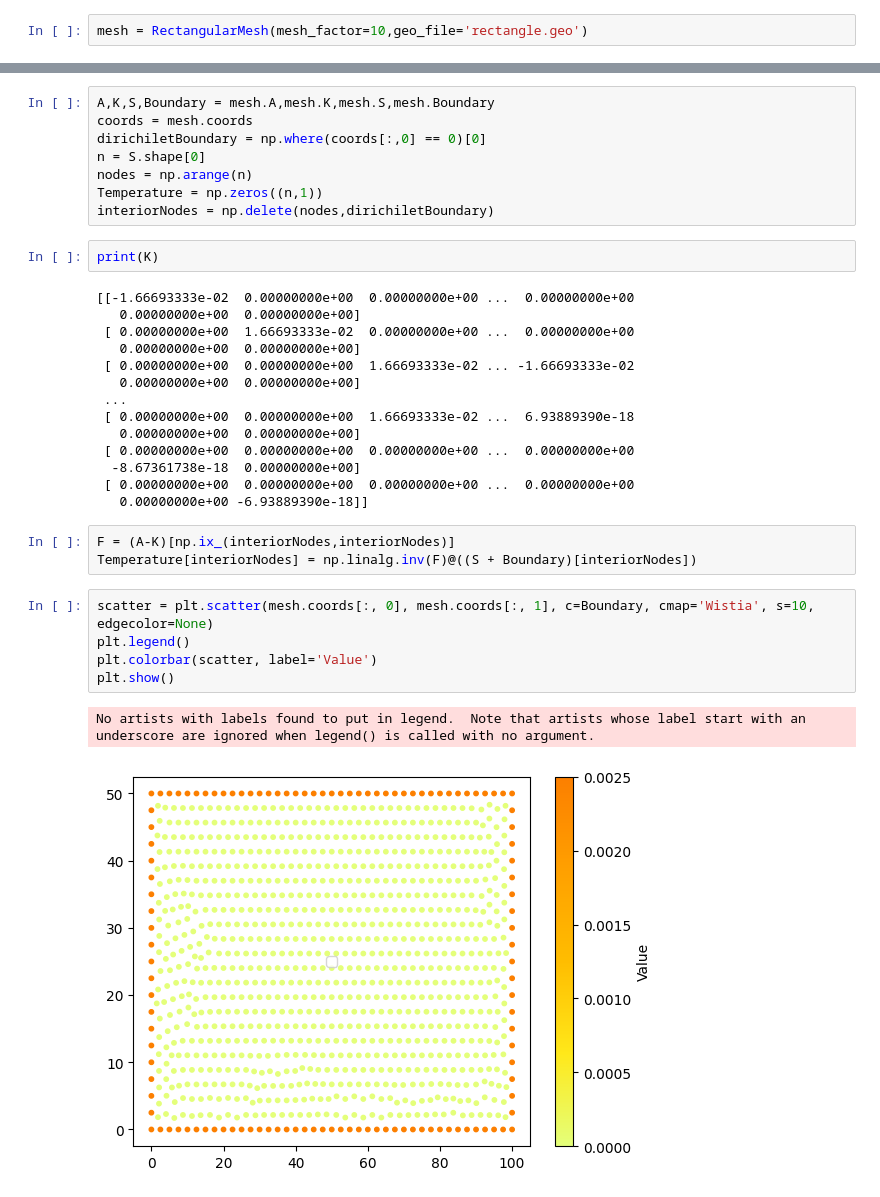
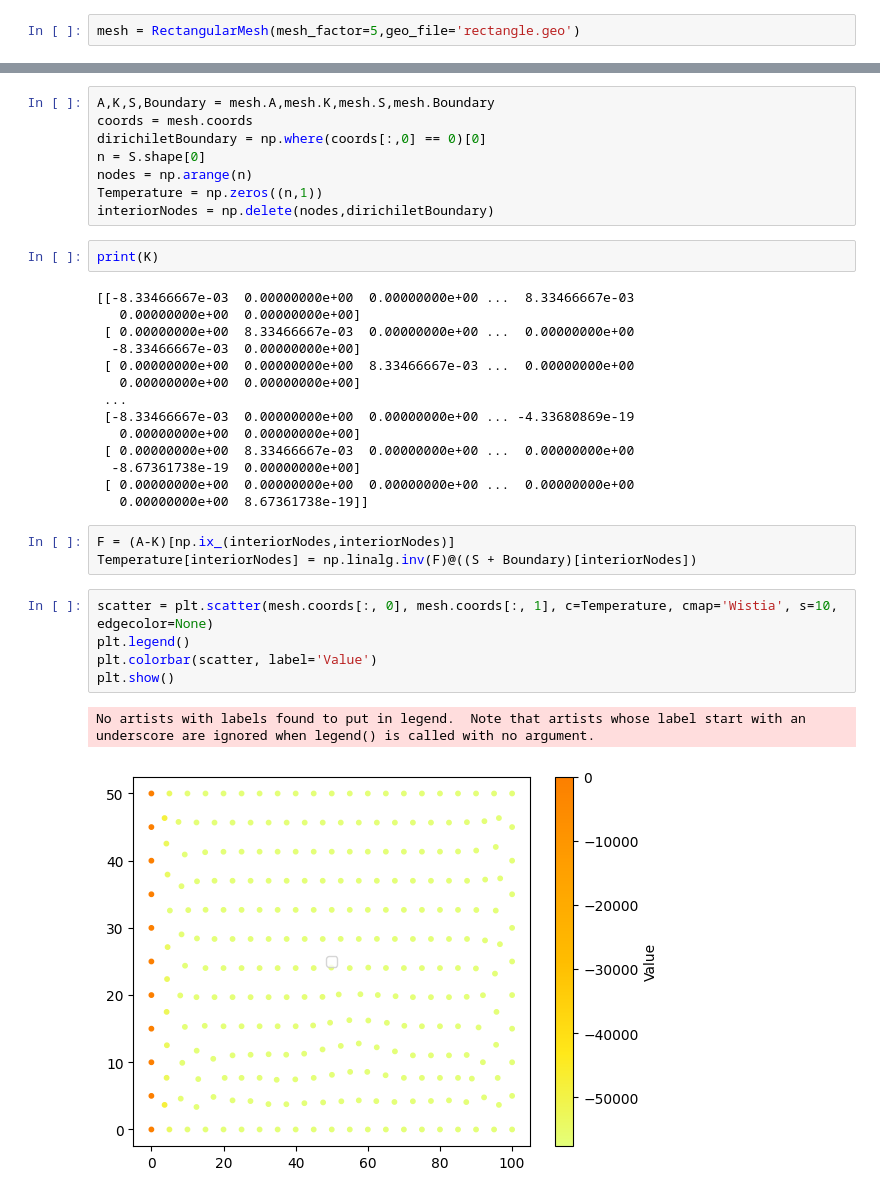
Before and after one commit to me21b172/ME5204-Project, a Jupyter notebook: Anuj/project.ipynb, the cells around one changed output, grey strips where cells are left out. Cells and saved outputs as stored; diff of their text form.

```diff
--- a/Anuj/project.ipynb
+++ b/Anuj/project.ipynb
@@ -132,5 +132,5 @@ class RectangularMesh:
                 Boundary[linearNodes[ele]-1] += b
         return Boundary
 # %%
-mesh = RectangularMesh(mesh_factor=10,geo_file='rectangle.geo')
+mesh = RectangularMesh(mesh_factor=5,geo_file='rectangle.geo')
 # %% [output]
@@ -162,30 +147,30 @@ interiorNodes = np.delete(nodes,dirichiletBoundary)
 # %%
 print(K)
 # %% [output]
-[[-1.66693333e-02  0.00000000e+00  0.00000000e+00 ...  0.00000000e+00
+[[-8.33466667e-03  0.00000000e+00  0.00000000e+00 ...  8.33466667e-03
    0.00000000e+00  0.00000000e+00]
- [ 0.00000000e+00  1.66693333e-02  0.00000000e+00 ...  0.00000000e+00
-   0.00000000e+00  0.00000000e+00]
- [ 0.00000000e+00  0.00000000e+00  1.66693333e-02 ... -1.66693333e-02
+ [ 0.00000000e+00  8.33466667e-03  0.00000000e+00 ...  0.00000000e+00
+  -8.33466667e-03  0.00000000e+00]
+ [ 0.00000000e+00  0.00000000e+00  8.33466667e-03 ...  0.00000000e+00
    0.00000000e+00  0.00000000e+00]
  ...
- [ 0.00000000e+00  0.00000000e+00  1.66693333e-02 ...  6.93889390e-18
+ [-8.33466667e-03  0.00000000e+00  0.00000000e+00 ... -4.33680869e-19
    0.00000000e+00  0.00000000e+00]
+ [ 0.00000000e+00  8.33466667e-03  0.00000000e+00 ...  0.00000000e+00
+  -8.67361738e-19  0.00000000e+00]
  [ 0.00000000e+00  0.00000000e+00  0.00000000e+00 ...  0.00000000e+00
-  -8.67361738e-18  0.00000000e+00]
- [ 0.00000000e+00  0.00000000e+00  0.00000000e+00 ...  0.00000000e+00
-   0.00000000e+00 -6.93889390e-18]]
+   0.00000000e+00  8.67361738e-19]]
 # %%
 F = (A-K)[np.ix_(interiorNodes,interiorNodes)]
 Temperature[interiorNodes] = np.linalg.inv(F)@((S + Boundary)[interiorNodes])
 # %%
-scatter = plt.scatter(mesh.coords[:, 0], mesh.coords[:, 1], c=Boundary, cmap='Wistia', s=10, edgecolor=None)
+scatter = plt.scatter(mesh.coords[:, 0], mesh.coords[:, 1], c=Temperature, cmap='Wistia', s=10, edgecolor=None)
 plt.legend()
 plt.colorbar(scatter, label='Value')
 plt.show()
 # %% [output]
 No artists with labels found to put in legend.  Note that artists whose label start with an underscore are ignored when legend() is called with no argument.
-[figure, old version]
+[figure, new version]
 # %%
 plt.plot(mesh.coords[:, 0],S,'o')
 # %% [output]
```
Also changed, not shown: parts of 3 cells of this notebook.
